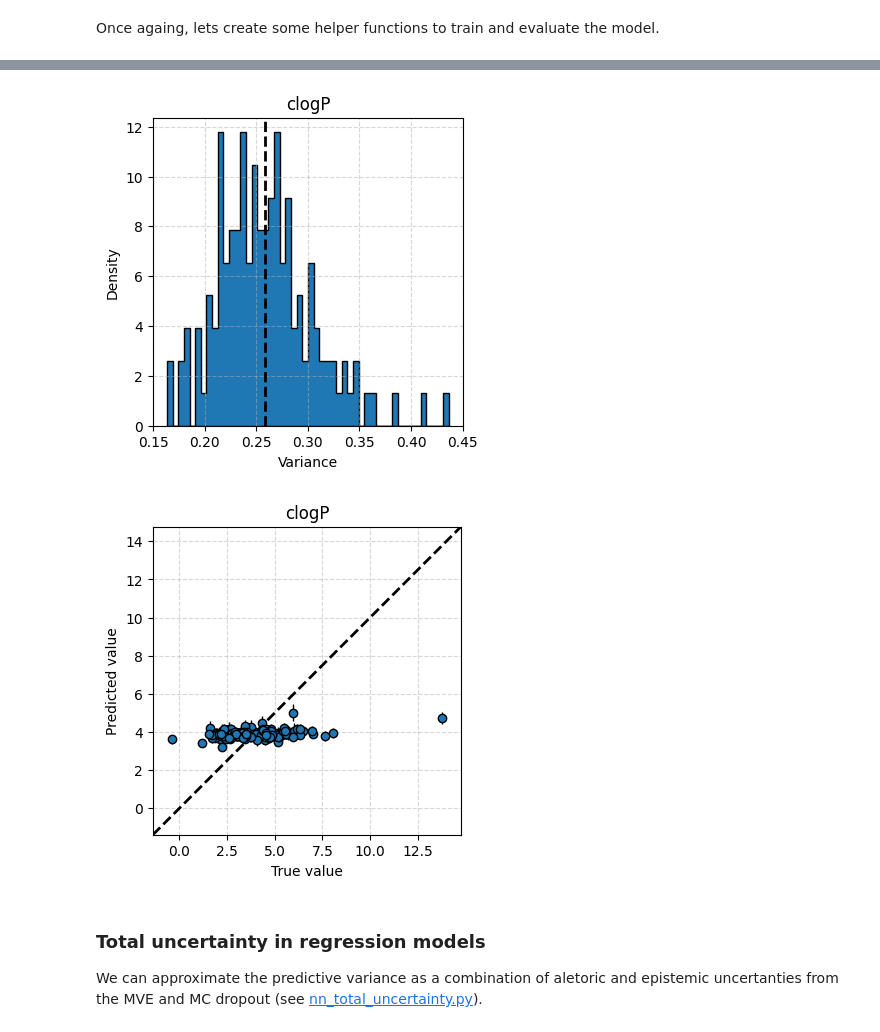
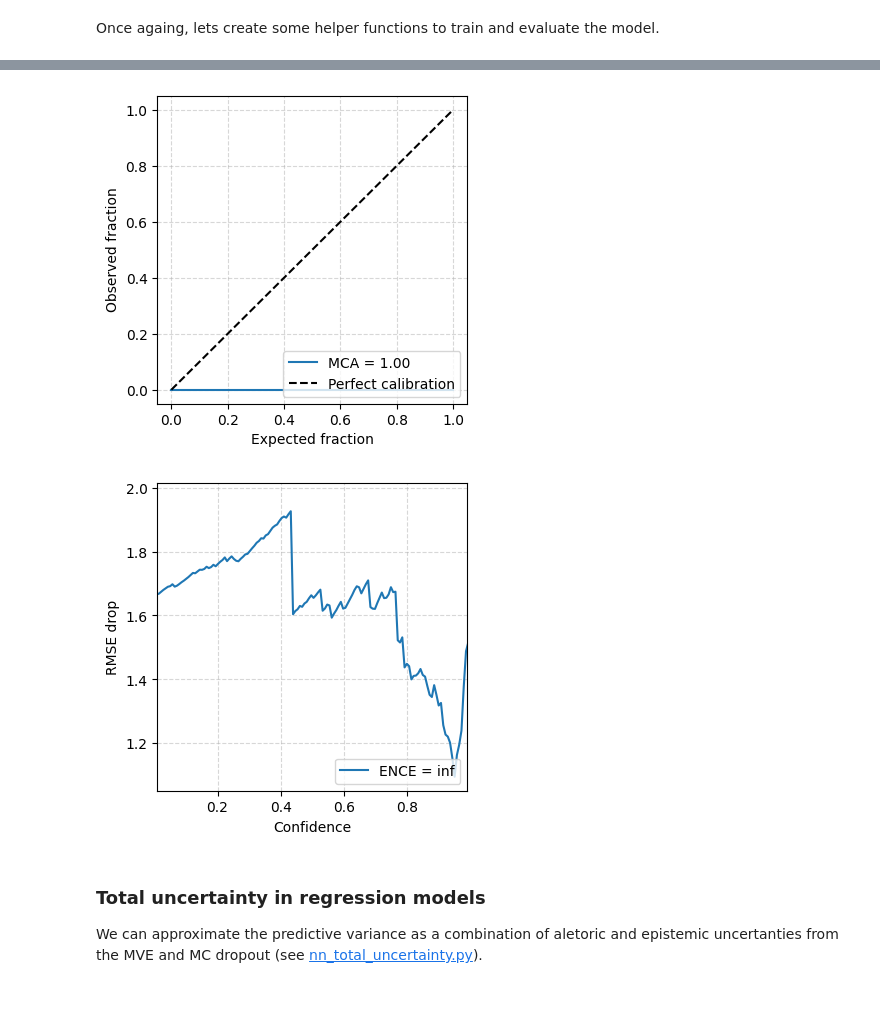
Before and after one commit to CDDLeiden/ULLA2023-Leiden, a Jupyter notebook: practicals/03_uncertainty_active_learning/03_uncertainty_active_learning.ipynb, the cells around one changed output, grey strips where cells are left out. Saved outputs shown, nothing was run; the diff lists cells and outputs as text; code cells hidden in the pictures; blank space fills up the shorter version.

```diff
--- a/practicals/03_uncertainty_active_learning/03_uncertainty_active_learning.ipynb
+++ b/practicals/03_uncertainty_active_learning/03_uncertainty_active_learning.ipynb
@@ -235,5 +254,6 @@ HIDDEN_SIZE = 64
 # %%
 from scipy.stats import norm, spearmanr
+from scipy.integrate import simps
 
 def compute_calibration_curve(y_true, y_mean, y_var, step=0.01):
 
@@ -260,13 +280,14 @@ def compute_calibration_curve(y_true, y_mean, y_var, step=0.01):
     """
 
     expected_frac = np.array( [ 2*i for i in np.arange(0,0.5+step,step) ] )
+    nmols = len(y_true)
     real_frac = []
     for j in range(len(expected_frac)):
         plow = 0.5 - expected_frac[j] / 2
         pup = 0.5 + expected_frac[j] / 2
         cum = 0
         for k in range(nmols):
-            if norm.ppf(plow, loc=y_pred[k], scale=y_var[k]) <= y[k] <= norm.ppf(pup, loc=y_pred[k], scale=y_var[k]): cum += 1
+            if norm.ppf(plow, loc=y_mean[k], scale=y_var[k]) <= y_true[k] <= norm.ppf(pup, loc=y_mean[k], scale=y_var[k]): cum += 1
         real_frac.append(cum/nmols)
 
     c_norm = simps(np.array(expected_frac))
@@ -294,7 +315,7 @@ def plot_calibration_curve(y_true, y_mean, y_var):
 
     fig, ax = plt.subplots(figsize=(4, 4))
 
-    ax.plot(expected_frac, real_frac, 'o-', label='MCA = {:.2f}'.format(mca))
+    ax.plot(expected_frac, real_frac, '-', label='MCA = {:.2f}'.format(mca))
     ax.plot([0, 1], [0, 1], 'k--', label='Perfect calibration')
     ax.set_xlabel('Expected fraction')
     ax.set_ylabel('Observed fraction')
@@ -502,12 +582,14 @@ Once againg, lets create some helper functions to train and evaluate the model.
 # %%
 def trainWithoutDropout(dataloader, model, epochs):
 
+    device = torch.device("cpu")
+    loss_fn = nn.MSELoss()
+    optimizer = torch.optim.Adam(model.parameters(), lr=1e-4, weight_decay=1e-5)
+
     for epoch in range(epochs):
-        device = torch.device("cpu")
-        loss_fn = nn.MSELoss()
-        optimizer = torch.optim.Adam(model.parameters(), lr=1e-3, weight_decay=1e-4)
         model.train()
         disable_dropout(model) #disable dropout layers during training
+
         for batch, (X, y) in enumerate(dataloader):
             X, y = X.to(device), y.to(device)
 
@@ -555,17 +653,13 @@ Epoch 99 - loss: 2.387097
 # %%
-from utils import variance_distribution_plot, correlation_plot
+y_true = data[data.Subset == 'Test']['clogP'].values
+y_mean = y_test_mean.detach().numpy()
+y_var = y_test_var.detach().numpy()
 
-variance_distribution_plot(y_test_var, 'clogP')
-
-correlation_plot(
-    data[data.Subset == 'Test']['clogP'].values,
-    y_test_mean.detach().numpy(),
-    y_test_var.detach().numpy(),
-    title='clogP',
-)
+plot_calibration_curve(y_true, y_mean, y_var)
+plot_rmsedrop(y_true, y_mean, y_var)
 # %% [output]
-[figure, old version]
+[figure, new version]
-[figure, old version]
+[figure, new version]
 # %% [markdown]
 ### Total uncertainty in regression models
 
```
Also changed, not shown: parts of 33 cells of this notebook, 4 other files.
